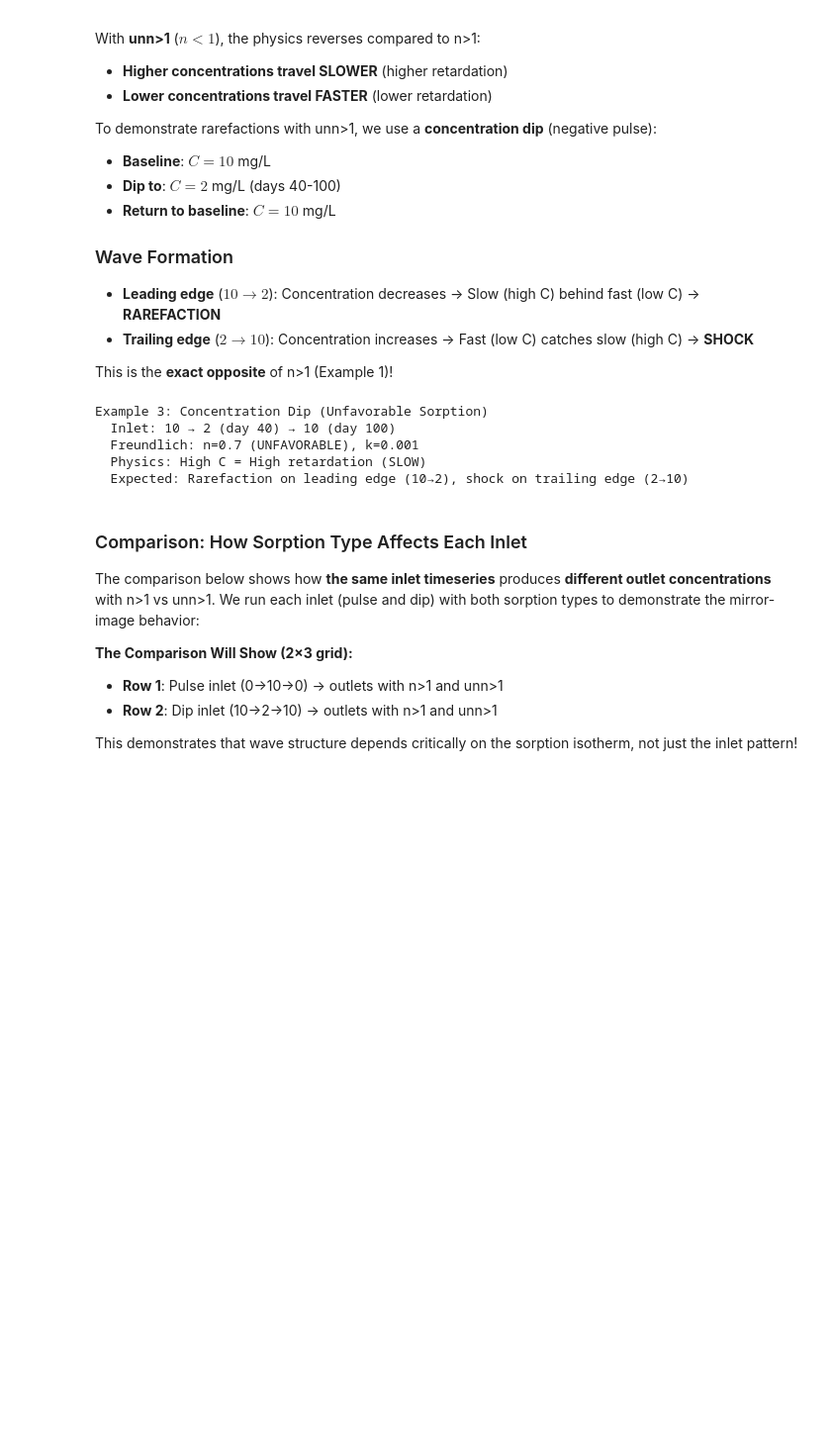
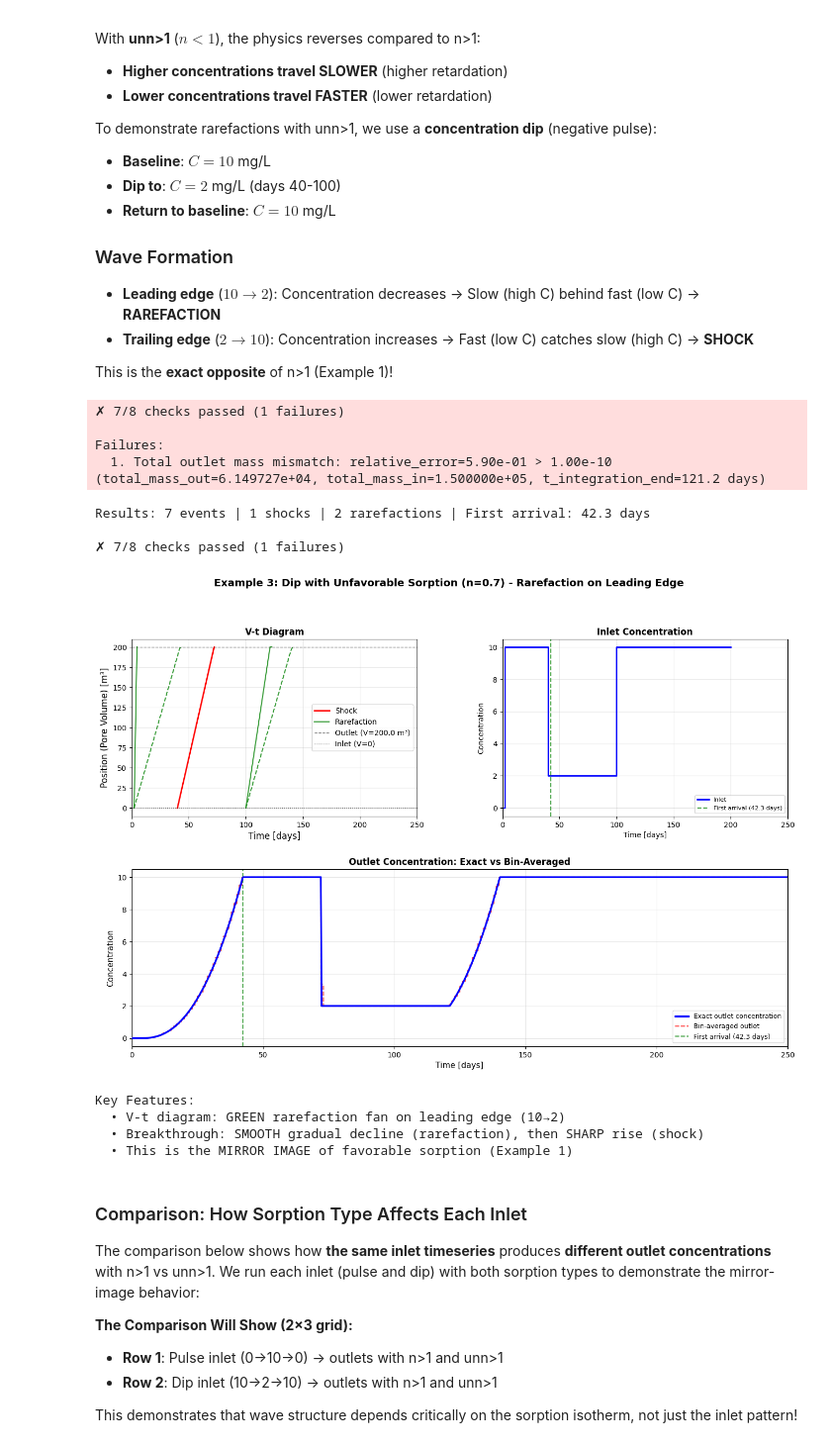
Before and after one commit to gwtransport/gwtransport, a Jupyter notebook: examples/09_Front_Tracking_Rarefaction_Waves.ipynb, the cells around one changed output. Shown at 99% size. Cells and saved outputs as stored; diff of their text form; code cells hidden in the pictures; blank space fills up the shorter version.

```diff
--- a/examples/09_Front_Tracking_Rarefaction_Waves.ipynb
+++ b/examples/09_Front_Tracking_Rarefaction_Waves.ipynb
@@ -238,13 +255,14 @@ To demonstrate rarefactions with unn>1, we use a **concentration dip** (negative
 This is the **exact opposite** of n>1 (Example 1)!
 # %%
 # Example 3 Setup
-dates_ex3 = pd.date_range(start="2020-01-01", periods=200, freq="D")
+dates_ex3 = pd.date_range(start="2020-01-01", periods=201, freq="D")  # Extended by 1 day
 tedges_ex3 = compute_time_edges(tedges=None, tstart=None, tend=dates_ex3, number_of_bins=len(dates_ex3))
 
-# Concentration dip: 10 → 2 → 10
+# Concentration dip: 10 → 2 → 10 → 0 (explicit end)
 cin_ex3 = np.full(len(dates_ex3), 10.0)  # Baseline: 10 mg/L
 cin_ex3[:2] = 0.0  # Initial condition check
 cin_ex3[40:100] = 2.0  # Dip to 2 mg/L
+cin_ex3[-1] = 0.0  # EXPLICIT transition to C=0 at end for mass balance
 
 # Aquifer properties
 flow_ex3 = np.full(len(dates_ex3), 100.0)
@@ -257,20 +275,15 @@ bulk_density_ex3 = 1500.0
 porosity_ex3 = 0.3
 
 # Output grid
-cout_dates_ex3 = pd.date_range(start=dates_ex3[0], periods=250, freq="D")
+cout_dates_ex3 = pd.date_range(start=dates_ex3[0], periods=300, freq="D")
 cout_tedges_ex3 = compute_time_edges(tedges=None, tstart=None, tend=cout_dates_ex3, number_of_bins=len(cout_dates_ex3))
 
 print("Example 3: Concentration Dip (n<1)")
-print("  Inlet: 10 → 2 (day 40) → 10 (day 100)")
+print("  Inlet: 10 → 2 (day 40) → 10 (day 100) → 0 (day 200)")
 print(f"  Freundlich: n={freundlich_n_ex3} (n<1), k={freundlich_k_ex3}")
 print("  Physics: High C = High retardation (SLOW)")
 print("  Expected: Rarefaction on leading edge (10→2), shock on trailing edge (2→10)")
+print("  Note: Explicit C→0 at end ensures accurate mass balance")
-# %% [output]
-Example 3: Concentration Dip (Unfavorable Sorption)
-  Inlet: 10 → 2 (day 40) → 10 (day 100)
-  Freundlich: n=0.7 (UNFAVORABLE), k=0.001
-  Physics: High C = High retardation (SLOW)
-  Expected: Rarefaction on leading edge (10→2), shock on trailing edge (2→10)
 # %%
 # Run simulation
 cout_ex3, structure_ex3 = infiltration_to_extraction_front_tracking_detailed(
@@ -278,41 +291,54 @@ cout_ex3, structure_ex3 = infiltration_to_extraction_front_tracking_detailed(
     flow=flow_ex3,
     tedges=tedges_ex3,
     cout_tedges=cout_tedges_ex3,
-    aquifer_pore_volumes=aquifer_pore_volume_ex3,
+    aquifer_pore_volumes=[aquifer_pore_volume_ex3],
     freundlich_k=freundlich_k_ex3,
     freundlich_n=freundlich_n_ex3,
     bulk_density=bulk_density_ex3,
     porosity=porosity_ex3,
 )
 
 # Print summary
 print(
     f"\nResults: {structure_ex3[0]['n_events']} events | "
     f"{structure_ex3[0]['n_shocks']} shocks | "
     f"{structure_ex3[0]['n_rarefactions']} rarefactions | "
     f"First arrival: {structure_ex3[0]['t_first_arrival']:.1f} days"
 )
 
 # Verify physics
-results_ex3 = verify_physics(structure_ex3, cout_ex3, cout_tedges_ex3, cin_ex3, verbose=True)
+results_ex3 = verify_physics(structure_ex3[0], cout_ex3, cout_tedges_ex3, cin_ex3, verbose=True)
 print(f"\n{results_ex3['summary']}")
 
 # Create comprehensive visualization
 axes_ex3 = plot_front_tracking_summary(
-    structure_ex3,
+    structure_ex3[0],
     tedges_ex3,
     cin_ex3,
     cout_tedges_ex3,
     cout_ex3,
     t_max=250,
     title="Example 3: Dip with Unfavorable Sorption (n=0.7) - Rarefaction on Leading Edge",
 )
 plt.show()
 
 print("\nKey Features:")
 print("  • V-t diagram: GREEN rarefaction fan on leading edge (10→2)")
 print("  • Breakthrough: SMOOTH gradual decline (rarefaction), then SHARP rise (shock)")
 print("  • This is the MIRROR IMAGE of favorable sorption (Example 1)")
+# %% [output]
+✗ 7/8 checks passed (1 failures)
+
+Failures:
+  1. Total outlet mass mismatch: relative_error=5.90e-01 > 1.00e-10 (total_mass_out=6.149727e+04, total_mass_in=1.500000e+05, t_integration_end=121.2 days)
+Results: 7 events | 1 shocks | 2 rarefactions | First arrival: 42.3 days
+
+✗ 7/8 checks passed (1 failures)
+[figure, added]
+Key Features:
+  • V-t diagram: GREEN rarefaction fan on leading edge (10→2)
+  • Breakthrough: SMOOTH gradual decline (rarefaction), then SHARP rise (shock)
+  • This is the MIRROR IMAGE of favorable sorption (Example 1)
 # %% [markdown]
 ### Comparison: How Sorption Type Affects Each Inlet
 
```
Also changed, not shown: parts of 5 cells of this notebook, 3 other files.
